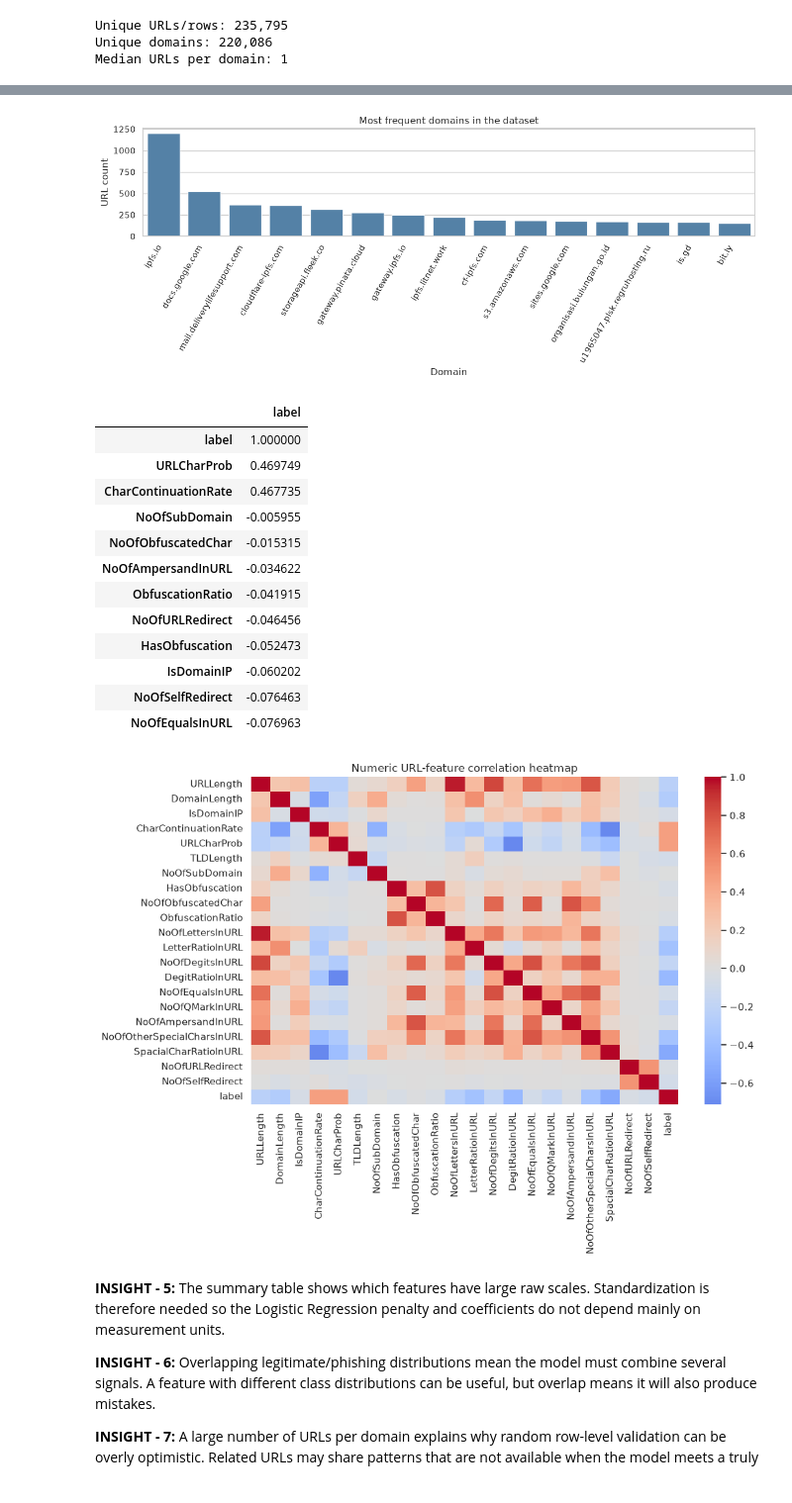
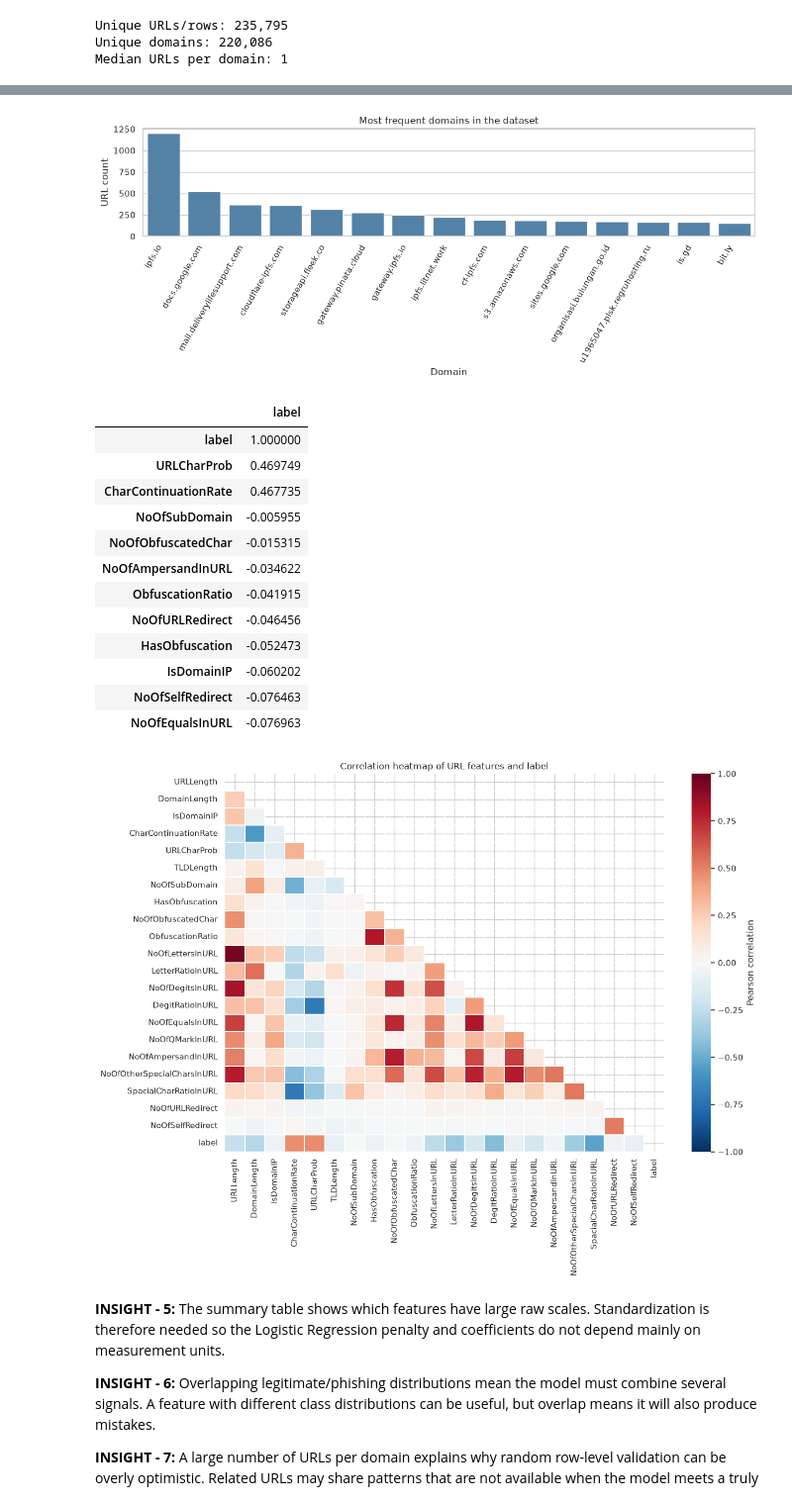
Before and after one commit to rupikap009/ML-Techniques, a Jupyter notebook: notebooks/02_phishing_url_classification.ipynb, the cells around one changed output, grey strips where cells are left out. Shown at 99% size. Cells and saved outputs as stored; diff of their text form; code cells hidden in the pictures.

```diff
--- a/notebooks/02_phishing_url_classification.ipynb
+++ b/notebooks/02_phishing_url_classification.ipynb
@@ -268,37 +268,51 @@ plt.show()
 # %%
 top_domains = df["Domain"].value_counts().head(15)
 plt.figure(figsize=(12, 5))
 sns.barplot(x=top_domains.index, y=top_domains.values, color="steelblue")
 plt.xticks(rotation=60, ha="right")
 plt.title("Most frequent domains in the dataset")
 plt.ylabel("URL count")
 plt.xlabel("Domain")
 plt.tight_layout()
 plt.show()
 
 correlation = df[features + [target_col]].corr(numeric_only=True)
 display(correlation[[target_col]].sort_values(target_col, ascending=False).head(12))
-plt.figure(figsize=(11, 8))
-sns.heatmap(correlation, cmap="coolwarm", center=0, annot=False)
-plt.title("Numeric URL-feature correlation heatmap")
+# A diverging palette makes positive and negative associations easy to distinguish.
+# Masking the duplicate upper triangle reduces visual clutter.
+mask = np.triu(np.ones_like(correlation, dtype=bool))
+plt.figure(figsize=(13, 10))
+sns.heatmap(
+    correlation,
+    mask=mask,
+    cmap="RdBu_r",
+    vmin=-1,
+    vmax=1,
+    center=0,
+    annot=False,
+    linewidths=0.25,
+    linecolor="white",
+    cbar_kws={"label": "Pearson correlation"},
+)
+plt.title("Correlation heatmap of URL features and label")
 plt.tight_layout()
 plt.show()
 # %% [output]
 [figure]
 |  | label |
 | label | 1.000000 |
 | URLCharProb | 0.469749 |
 | CharContinuationRate | 0.467735 |
 | NoOfSubDomain | -0.005955 |
 | NoOfObfuscatedChar | -0.015315 |
 | NoOfAmpersandInURL | -0.034622 |
 | ObfuscationRatio | -0.041915 |
 | NoOfURLRedirect | -0.046456 |
 | HasObfuscation | -0.052473 |
 | IsDomainIP | -0.060202 |
 | NoOfSelfRedirect | -0.076463 |
 | NoOfEqualsInURL | -0.076963 |
-[figure, old version]
+[figure, new version]
 # %% [markdown]
 **INSIGHT - 5:** The summary table shows which features have large raw scales. Standardization is therefore needed so the Logistic Regression penalty and coefficients do not depend mainly on measurement units.
 
```
Also changed, not shown: parts of 7 cells of this notebook.
